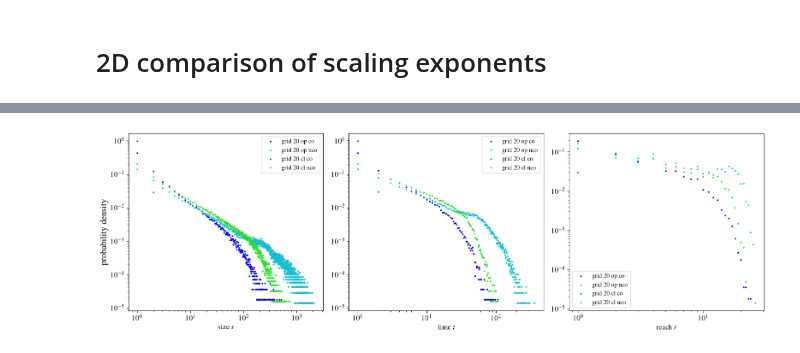
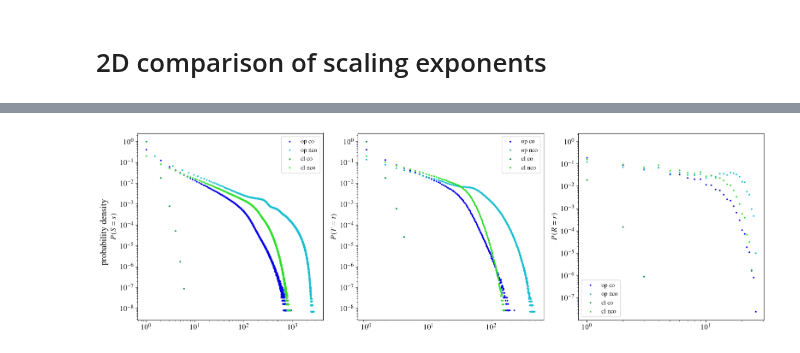
Before and after one commit to GabrielRemi/Sandpile, a Jupyter notebook: Code/analysis_2d.ipynb, the cells around one changed output, grey strips where cells are left out. Cells and saved outputs as stored; diff of their text form; code cells hidden in the pictures.

```diff
--- a/Code/analysis_2d.ipynb
+++ b/Code/analysis_2d.ipynb
@@ -121,19 +192,34 @@ plt.savefig(fig_dir / "comparison_grid_distributions.png", dpi=300)
 # %%
 fig, ax = plt.subplots(1, 3, figsize=(16, 5))
 fig.supylabel("probability density")
 # grid 20, different pb
 for b, p in [("op", "co"), ("op", "nco"), ("cl", "co"), ("cl", "nco")]:
-    data_dir = Path().cwd().joinpath(f"data/d2_g20_c7_{b}_{p}")
-    df = load_combine_avalanche_data_samples(data_dir, with_dissipation=False, sample_count=N)
+    data_dir = Path().cwd().joinpath(f"data/2D/d2_g20_c7_{b}_{p}")
+    # df = load_combine_avalanche_data_samples(data_dir, with_dissipation=False, sample_count=N)
+    centers, bins = load_3d_dist(data_dir/"avalanche_distribution.npz")
 
-    for i, obs in enumerate("size time reach".split()):
-        x, y = get_hist(df[obs])
-        # b, p = data_dir.name.split("_")[-2:]
-        draw_distribution(x, y, axis=ax[i], label=f"grid {20} {b} {p}")
-        ax[i].legend(fontsize="small")
-        ax[i].set_xlabel(f"{obs} ${obs[0]}$")
+    plt.subplot(131)
+    plt.xscale("log")
+    plt.yscale("log")
+    plt.ylabel(r"$P(S=s)$")
+    plt.scatter(centers[0], bins.sum(axis=(1, 2)), label=f"{b} {p}", s=3)
+    plt.legend(fontsize="small")
+
+    plt.subplot(132)
+    plt.xscale("log")
+    plt.yscale("log")
+    plt.ylabel(r"$P(T=t)$")
+    plt.scatter(centers[1], bins.sum(axis=(0, 2)), label=f"{b} {p}", s=3)
+    plt.legend(fontsize="small")
+
+    plt.subplot(133)
+    plt.xscale("log")
+    plt.yscale("log")
+    plt.ylabel(r"$P(R=r)$")
+    plt.scatter(centers[2], bins.sum(axis=(0, 1)), label=f"{b} {p}", s=3)
+    plt.legend(fontsize="small")
 
 # fig.savefig(fig_dir/"comparison_pb_distributions.pdf", dpi=300)
 fig.savefig(fig_dir/"comparison_pb_distributions.png", dpi=300)
 # %% [output]
-[figure, old version]
+[figure, new version]
```
Also changed, not shown: parts of 4 cells of this notebook, 11 other files.
